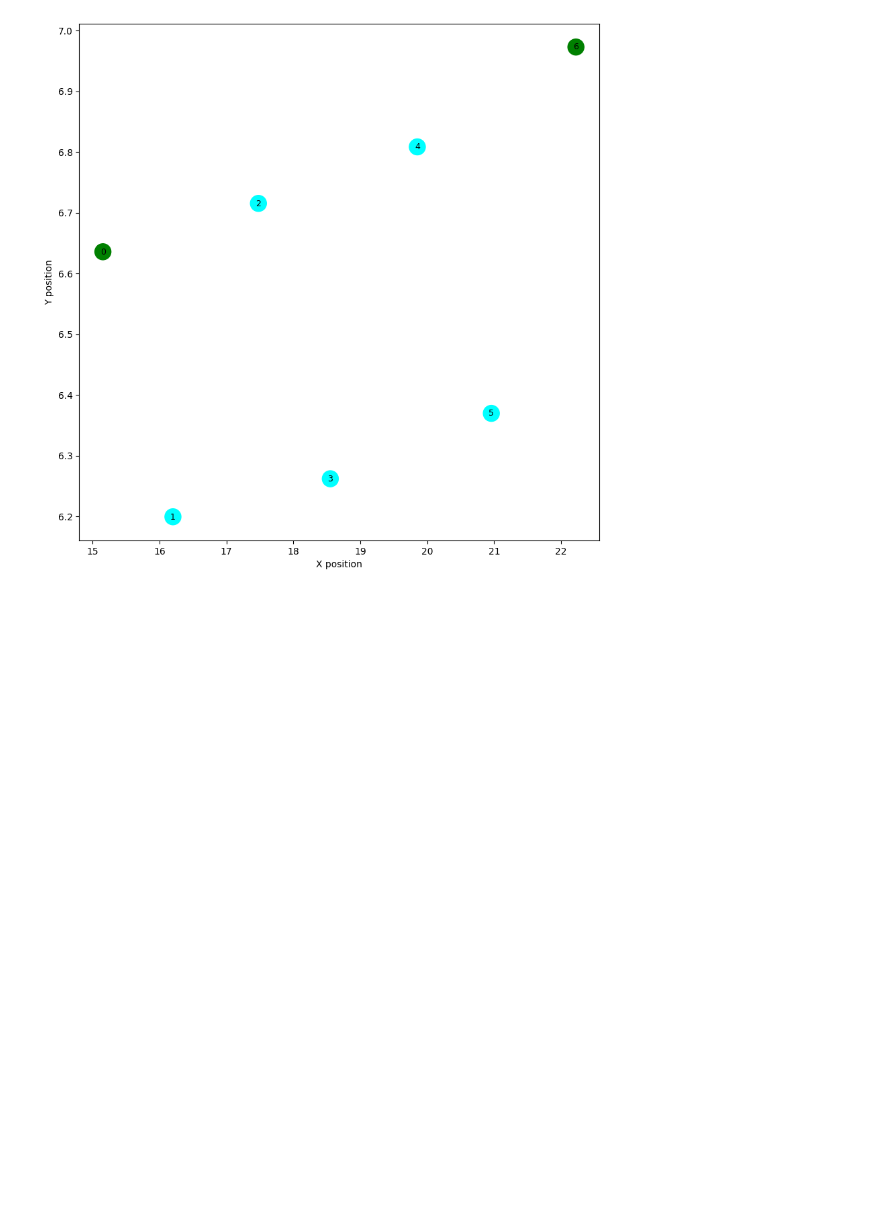
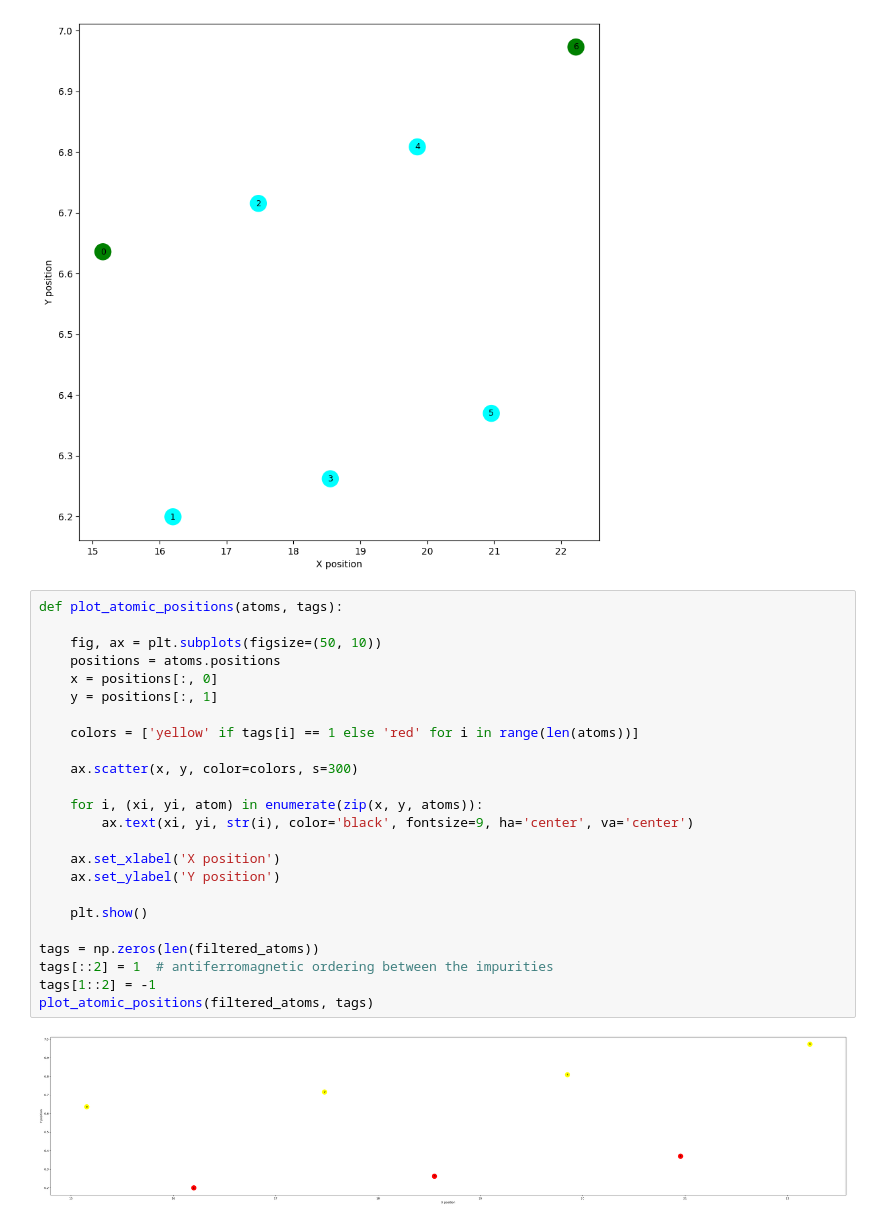
Before and after one commit to aj0337/qtpyt-tests, a Jupyter notebook: pentadienyl/visualize_structure.ipynb, the cells around one changed output. Drawn from its saved outputs; the diff is of its cells as text; blank space fills up the shorter version.

Commit message:
Add improved visualization of spin quantities

```diff
--- a/pentadienyl/visualize_structure.ipynb
+++ b/pentadienyl/visualize_structure.ipynb
@@ -62,3 +62,29 @@ print(mapping)
 plot_atomic_positions(filtered_atoms, element_colors)
 # %% [output]
 [figure]
+# %%
+def plot_atomic_positions(atoms, tags):
+
+    fig, ax = plt.subplots(figsize=(50, 10))
+    positions = atoms.positions
+    x = positions[:, 0]
+    y = positions[:, 1]
+
+    colors = ['yellow' if tags[i] == 1 else 'red' for i in range(len(atoms))]
+
+    ax.scatter(x, y, color=colors, s=300)
+
+    for i, (xi, yi, atom) in enumerate(zip(x, y, atoms)):
+        ax.text(xi, yi, str(i), color='black', fontsize=9, ha='center', va='center')
+
+    ax.set_xlabel('X position')
+    ax.set_ylabel('Y position')
+
+    plt.show()
+
+tags = np.zeros(len(filtered_atoms))
+tags[::2] = 1  # antiferromagnetic ordering between the impurities
+tags[1::2] = -1
+plot_atomic_positions(filtered_atoms, tags)
+# %% [output]
+[figure, added]
```
Also changed, not shown: parts of 2 cells of this notebook, 1 other file.
